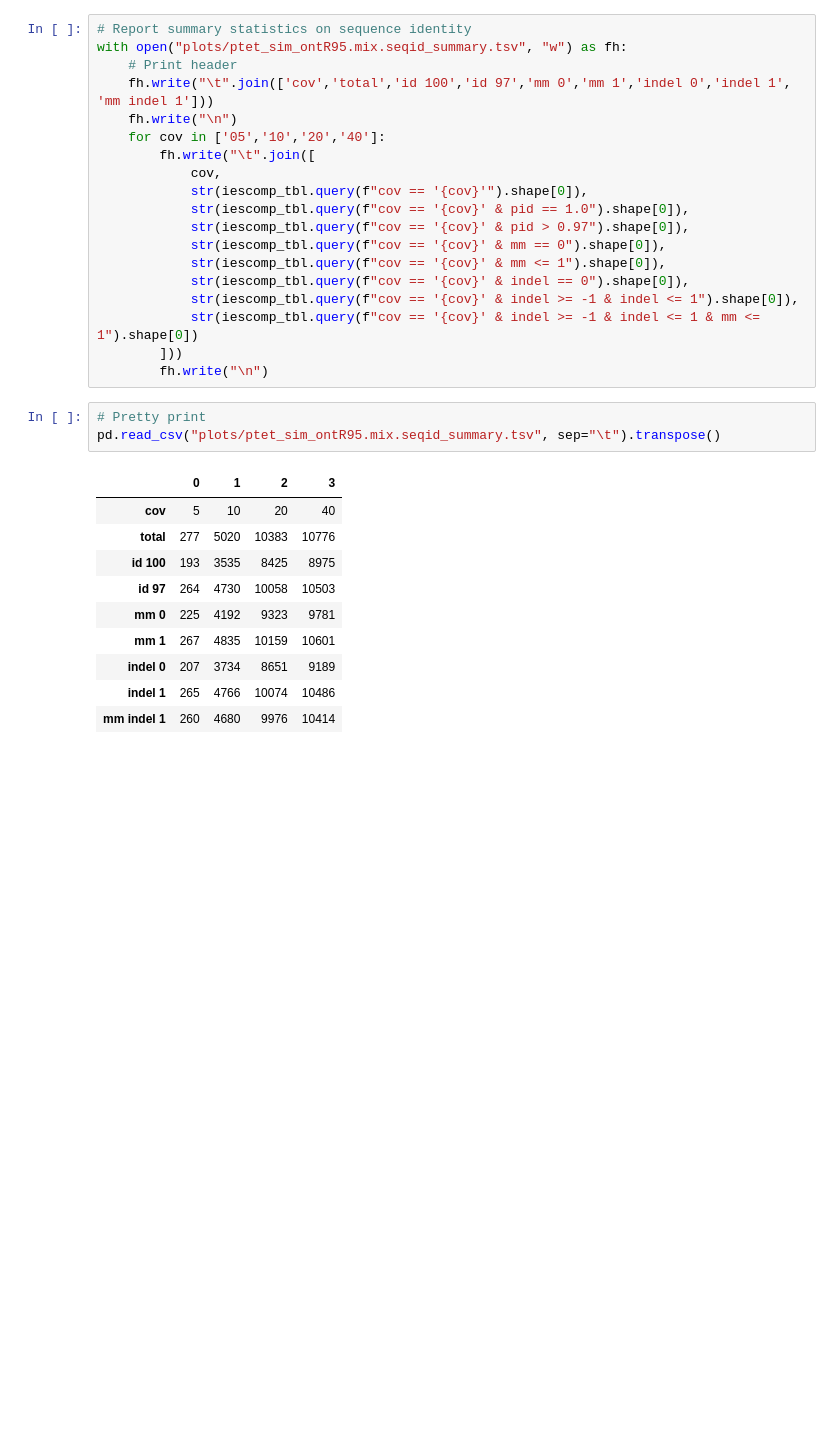
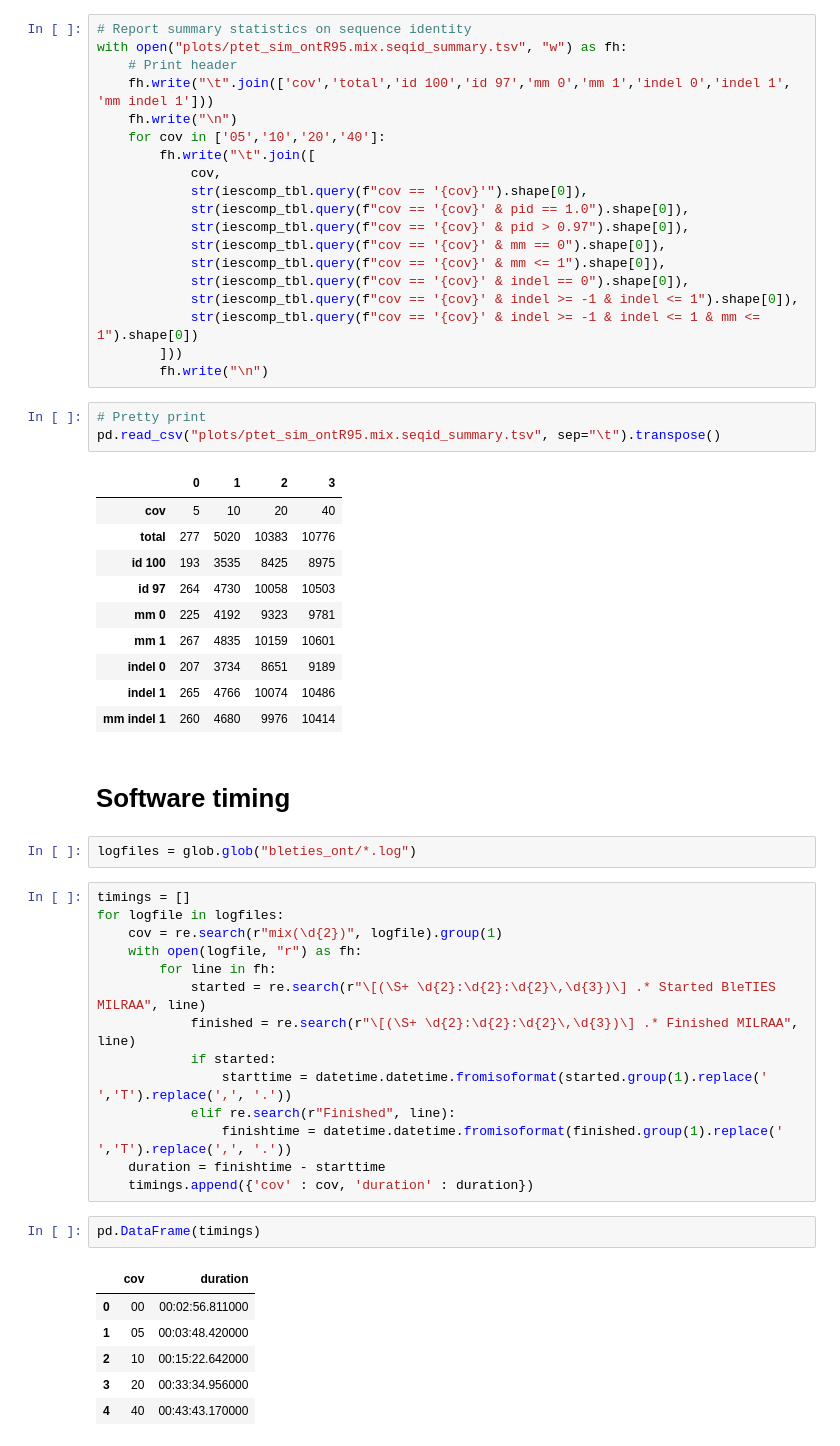
Before and after one commit to Swart-lab/bleties-test-ptet, a Jupyter notebook: Evaluate_BleTIES_MILRAA_with_simulated_ONT_R9.5_reads.ipynb, the cells around one changed output. Cells and saved outputs as stored; diff of their text form; blank space fills up the shorter version.

Commit message:
Calculate timings for BleTIES processing

```diff
--- a/Evaluate_BleTIES_MILRAA_with_simulated_ONT_R9.5_reads.ipynb
+++ b/Evaluate_BleTIES_MILRAA_with_simulated_ONT_R9.5_reads.ipynb
@@ -311,3 +313,30 @@ pd.read_csv("plots/ptet_sim_ontR95.mix.seqid_summary.tsv", sep="\t").transpose()
 | indel 0 | 207 | 3734 | 8651 | 9189 |
 | indel 1 | 265 | 4766 | 10074 | 10486 |
 | mm indel 1 | 260 | 4680 | 9976 | 10414 |
+# %% [markdown]
+# Software timing
+# %%
+logfiles = glob.glob("bleties_ont/*.log")
+# %%
+timings = []
+for logfile in logfiles:
+    cov = re.search(r"mix(\d{2})", logfile).group(1)
+    with open(logfile, "r") as fh:
+        for line in fh:
+            started = re.search(r"\[(\S+ \d{2}:\d{2}:\d{2}\,\d{3})\] .* Started BleTIES MILRAA", line)
+            finished = re.search(r"\[(\S+ \d{2}:\d{2}:\d{2}\,\d{3})\] .* Finished MILRAA", line)
+            if started:
+                starttime = datetime.datetime.fromisoformat(started.group(1).replace(' ','T').replace(',', '.'))
+            elif re.search(r"Finished", line):
+                finishtime = datetime.datetime.fromisoformat(finished.group(1).replace(' ','T').replace(',', '.'))
+    duration = finishtime - starttime
+    timings.append({'cov' : cov, 'duration' : duration})
+# %%
+pd.DataFrame(timings)
+# %% [output]
+|  | cov | duration |
+| 0 | 00 | 00:02:56.811000 |
+| 1 | 05 | 00:03:48.420000 |
+| 2 | 10 | 00:15:22.642000 |
+| 3 | 20 | 00:33:34.956000 |
+| 4 | 40 | 00:43:43.170000 |
```
Also changed, not shown: parts of 1 cell of this notebook, 1 other file.
